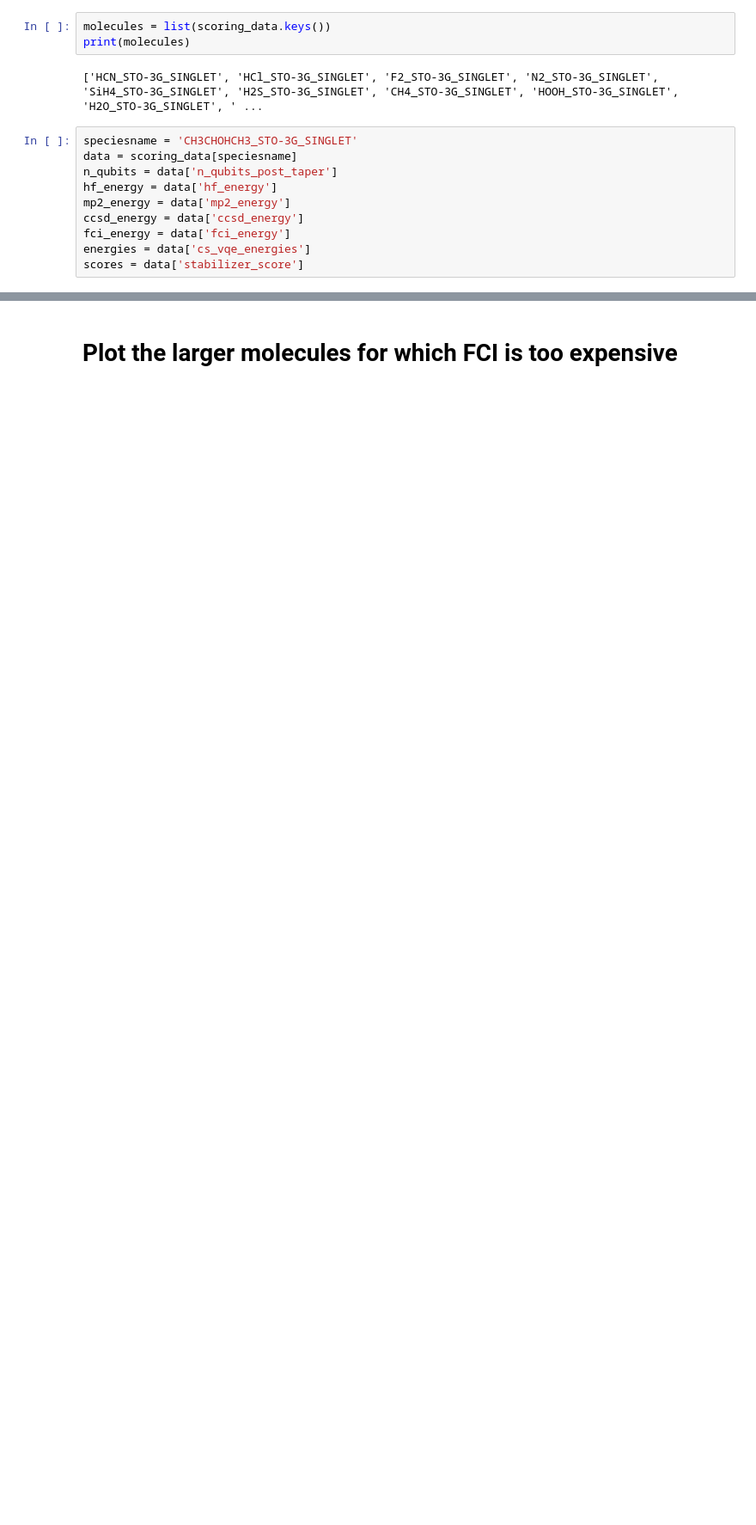
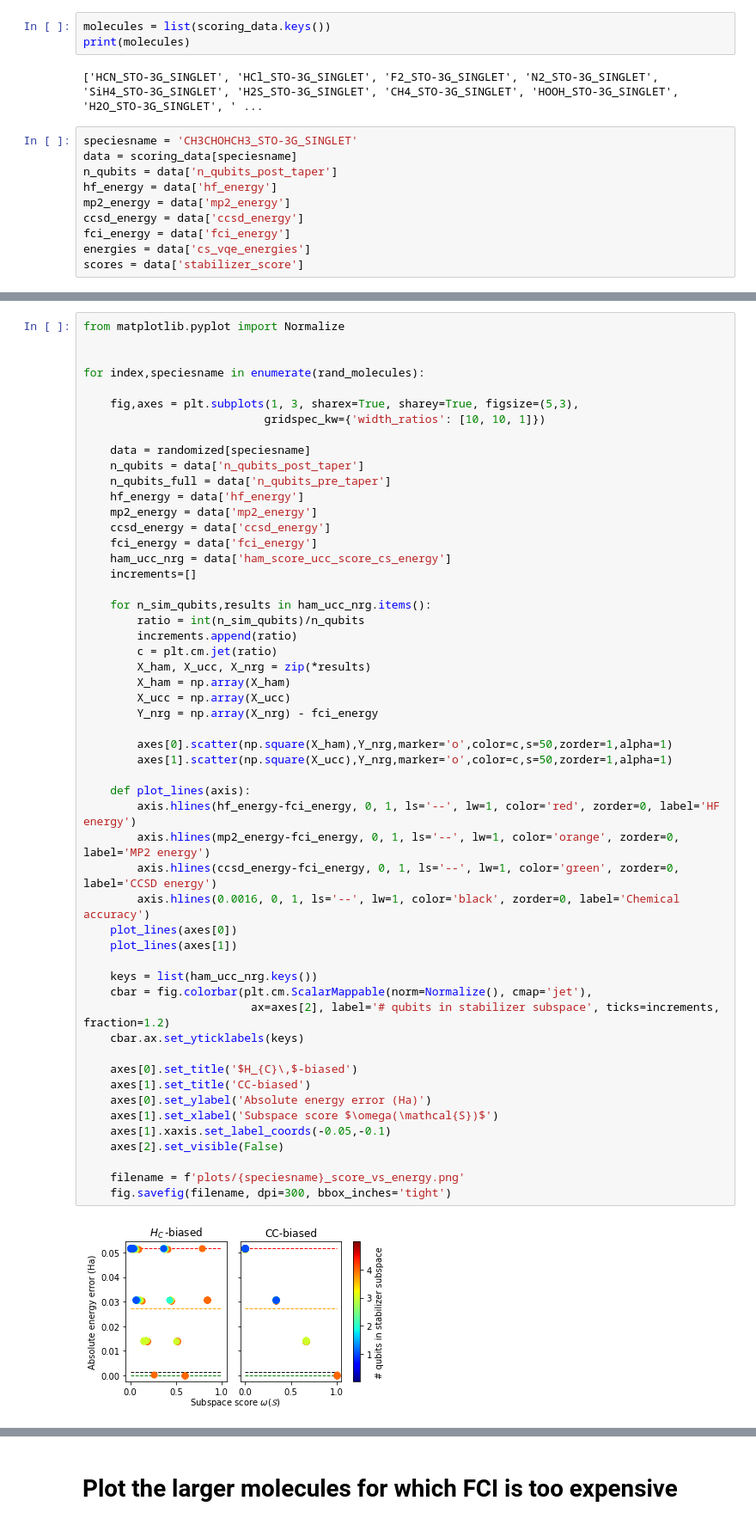
Before and after one commit to UCL-CCS/symmer, a Jupyter notebook: notebooks/plot_stabilizer_results.ipynb, the cells around one changed output, grey strips where cells are left out. Shown at 86% size. Drawn from its saved outputs; the diff is of its cells as text; blank space fills up the shorter version.

```diff
--- a/notebooks/plot_stabilizer_results.ipynb
+++ b/notebooks/plot_stabilizer_results.ipynb
@@ -29,0 +52,55 @@ len(plot_mols)
+# %%
+from matplotlib.pyplot import Normalize
+
+
+for index,speciesname in enumerate(rand_molecules):
+
+    fig,axes = plt.subplots(1, 3, sharex=True, sharey=True, figsize=(5,3),
+                           gridspec_kw={'width_ratios': [10, 10, 1]})
+
+    data = randomized[speciesname]
+    n_qubits = data['n_qubits_post_taper']
+    n_qubits_full = data['n_qubits_pre_taper']
+    hf_energy = data['hf_energy']
+    mp2_energy = data['mp2_energy']
+    ccsd_energy = data['ccsd_energy']
+    fci_energy = data['fci_energy']
+    ham_ucc_nrg = data['ham_score_ucc_score_cs_energy']
+    increments=[]
+
+    for n_sim_qubits,results in ham_ucc_nrg.items():
+        ratio = int(n_sim_qubits)/n_qubits
+        increments.append(ratio)
+        c = plt.cm.jet(ratio)
+        X_ham, X_ucc, X_nrg = zip(*results)
+        X_ham = np.array(X_ham)
+        X_ucc = np.array(X_ucc)
+        Y_nrg = np.array(X_nrg) - fci_energy
+
+        axes[0].scatter(np.square(X_ham),Y_nrg,marker='o',color=c,s=50,zorder=1,alpha=1)
+        axes[1].scatter(np.square(X_ucc),Y_nrg,marker='o',color=c,s=50,zorder=1,alpha=1)
+
+    def plot_lines(axis):
+        axis.hlines(hf_energy-fci_energy, 0, 1, ls='--', lw=1, color='red', zorder=0, label='HF energy')
+        axis.hlines(mp2_energy-fci_energy, 0, 1, ls='--', lw=1, color='orange', zorder=0, label='MP2 energy')
+        axis.hlines(ccsd_energy-fci_energy, 0, 1, ls='--', lw=1, color='green', zorder=0, label='CCSD energy')
+        axis.hlines(0.0016, 0, 1, ls='--', lw=1, color='black', zorder=0, label='Chemical accuracy')
+    plot_lines(axes[0])
+    plot_lines(axes[1])
+
+    keys = list(ham_ucc_nrg.keys())
+    cbar = fig.colorbar(plt.cm.ScalarMappable(norm=Normalize(), cmap='jet'),
+                         ax=axes[2], label='# qubits in stabilizer subspace', ticks=increments, fraction=1.2)
+    cbar.ax.set_yticklabels(keys)
+
+    axes[0].set_title('$H_{C}\,$-biased')
+    axes[1].set_title('CC-biased')
+    axes[0].set_ylabel('Absolute energy error (Ha)')
+    axes[1].set_xlabel('Subspace score $\omega(\mathcal{S})$')
+    axes[1].xaxis.set_label_coords(-0.05,-0.1)
+    axes[2].set_visible(False)
+
+    filename = f'plots/{speciesname}_score_vs_energy.png'
+    fig.savefig(filename, dpi=300, bbox_inches='tight')
+# %% [output]
+[figure, added]
```
Also changed, not shown: parts of 14 cells of this notebook, 8 other files.
